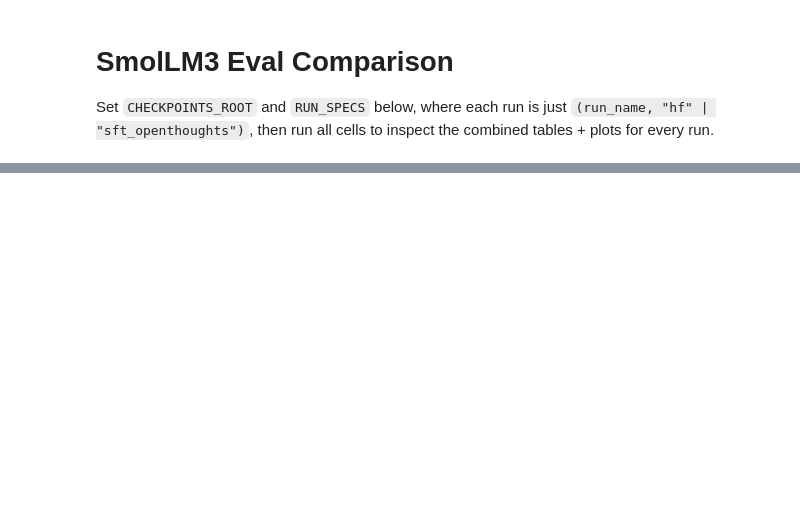
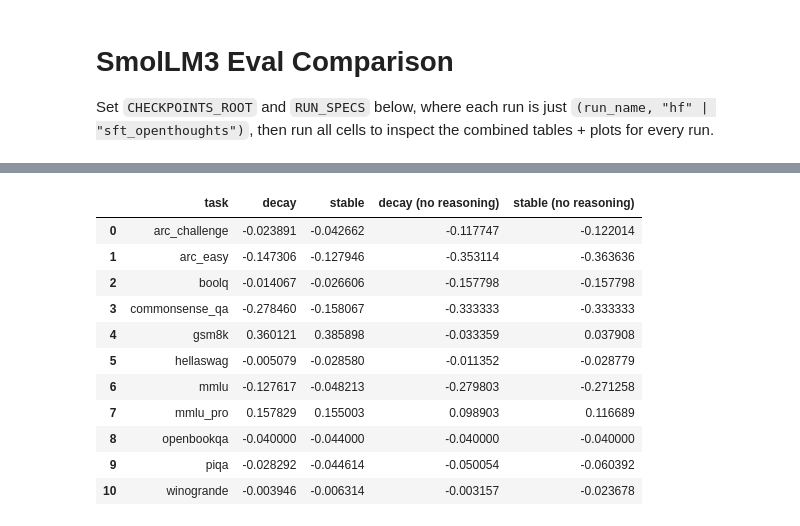
Before and after one commit to KaustubhP11/sb-decay, a Jupyter notebook: text/evaluation/smollm3/plotting/eval_comparison.ipynb, the cells around one changed output, grey strips where cells are left out. Saved outputs shown, nothing was run; the diff lists cells and outputs as text; code cells hidden in the pictures; blank space fills up the shorter version.

```diff
--- a/text/evaluation/smollm3/plotting/eval_comparison.ipynb
+++ b/text/evaluation/smollm3/plotting/eval_comparison.ipynb
@@ -348,0 +467,20 @@ for label in sft_delta_labels:
+# %%
+base_reference_spec = {"base_path": BASE_MODEL_ROOT, "eval_target": "hf"}
+base_vs_sft_labels, base_vs_sft_m, base_vs_sft_pairs = build_delta_against_reference(
+    base_reference_spec,
+    BASE_VS_SFT_SPECS,
+)
+base_vs_sft_m
+# %% [output]
+|  | task | decay | stable | decay (no reasoning) | stable (no reasoning) |
+| 0 | arc_challenge | -0.023891 | -0.042662 | -0.117747 | -0.122014 |
+| 1 | arc_easy | -0.147306 | -0.127946 | -0.353114 | -0.363636 |
+| 2 | boolq | -0.014067 | -0.026606 | -0.157798 | -0.157798 |
+| 3 | commonsense_qa | -0.278460 | -0.158067 | -0.333333 | -0.333333 |
+| 4 | gsm8k | 0.360121 | 0.385898 | -0.033359 | 0.037908 |
+| 5 | hellaswag | -0.005079 | -0.028580 | -0.011352 | -0.028779 |
+| 6 | mmlu | -0.127617 | -0.048213 | -0.279803 | -0.271258 |
+| 7 | mmlu_pro | 0.157829 | 0.155003 | 0.098903 | 0.116689 |
+| 8 | openbookqa | -0.040000 | -0.044000 | -0.040000 | -0.040000 |
+| 9 | piqa | -0.028292 | -0.044614 | -0.050054 | -0.060392 |
+| 10 | winogrande | -0.003946 | -0.006314 | -0.003157 | -0.023678 |
```
Also changed, not shown: parts of 12 cells of this notebook, 4 other files.
